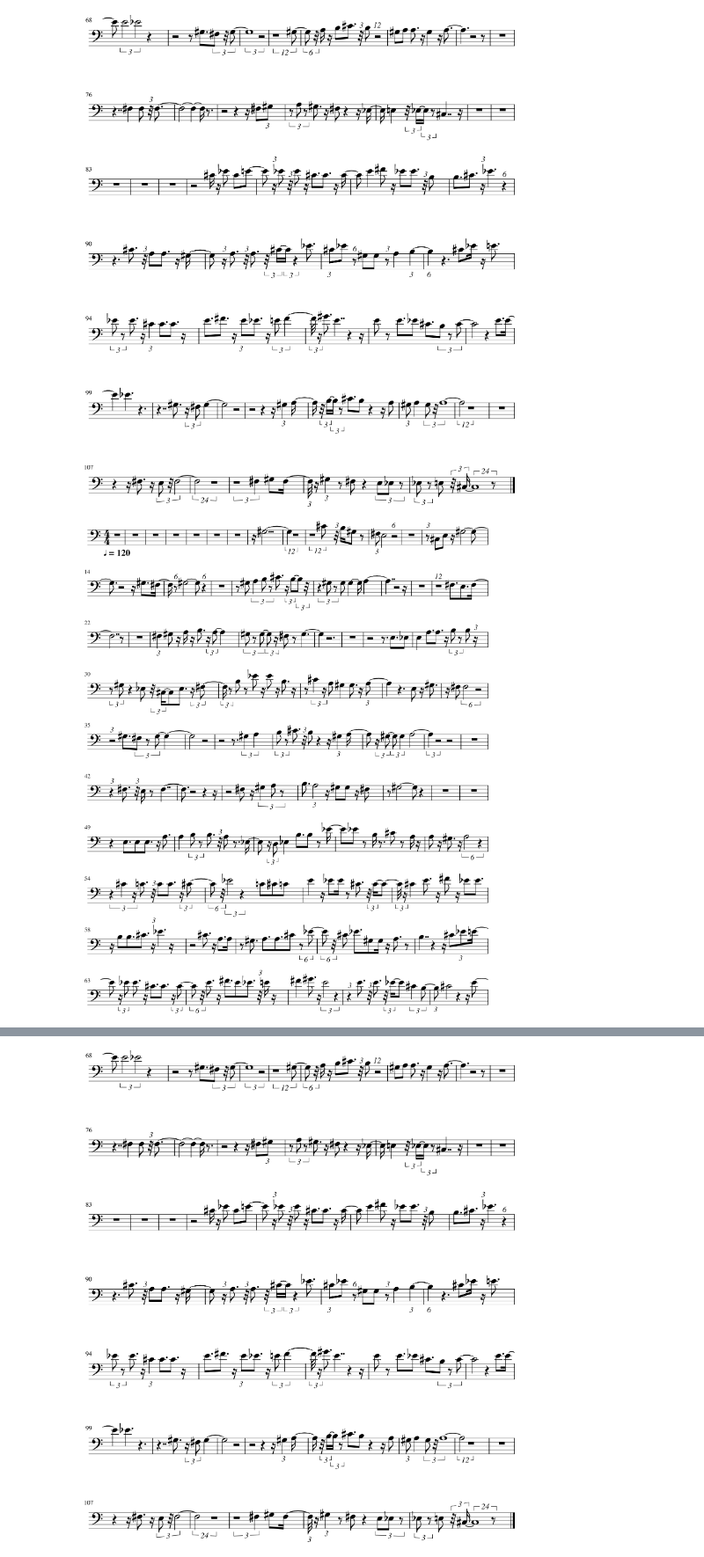
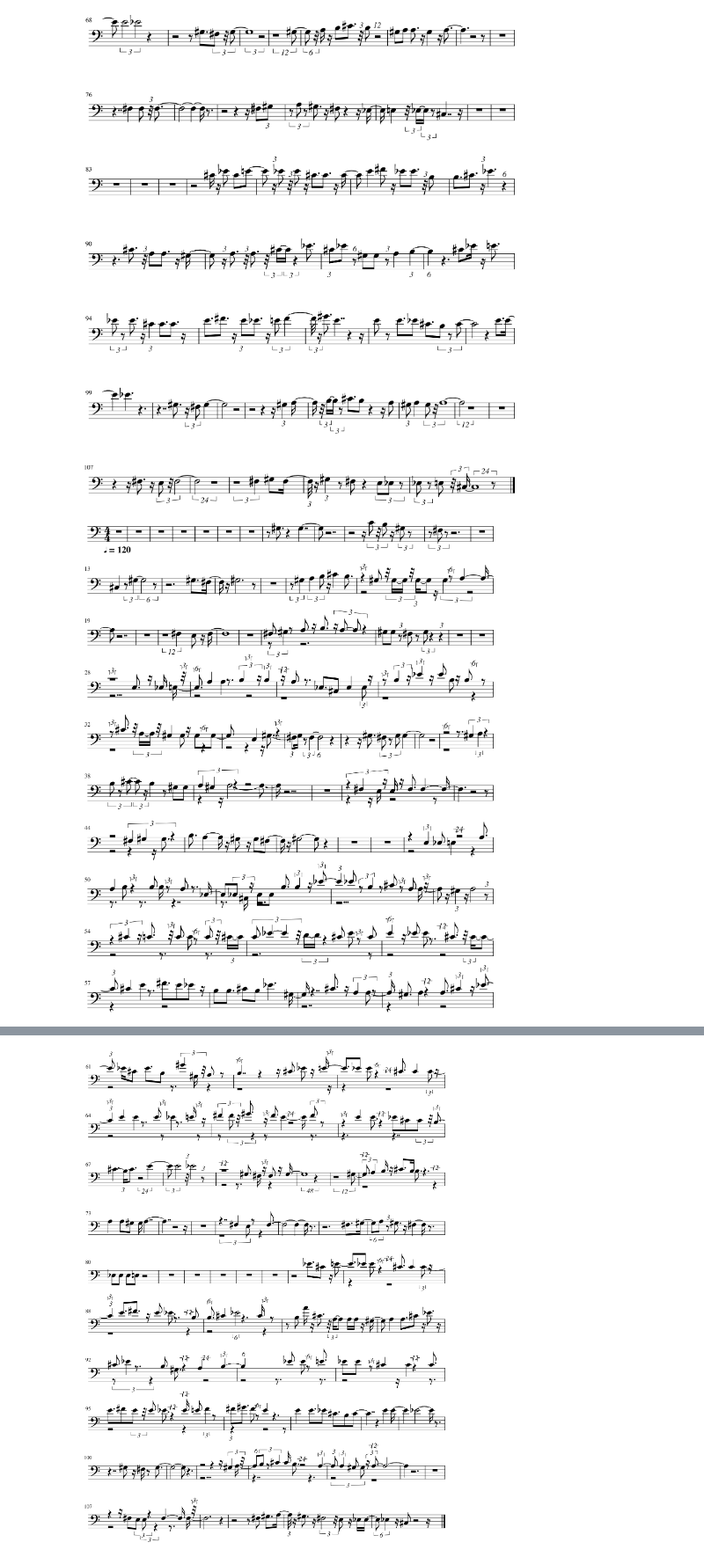
Before and after one commit to imwithye/Singing-Voice-Transcription, a Jupyter notebook: result_visualize.ipynb, the cells around one changed output, grey strips where cells are left out. Shown at 88% size. Cells and saved outputs as stored; diff of their text form; code cells hidden in the pictures.

Commit message:
add visualize

```diff
--- a/result_visualize.ipynb
+++ b/result_visualize.ipynb
@@ -36,9 +36,9 @@ correct_s.show()
 [figure]
 # %%
 predict_midi = os.path.join(VALID_DATASET_DIR, str(song_idx), "Vocals_predicteffnet_10.mid")
-predict_s = midi2stream(correct_midi)
+predict_s = midi2stream(predict_midi)
 predict_s.show()
 # %% [output]
-[figure, old version]
+[figure, new version]
 [interactive output not drawn]
-[figure, old version]
+[figure, new version]
```
